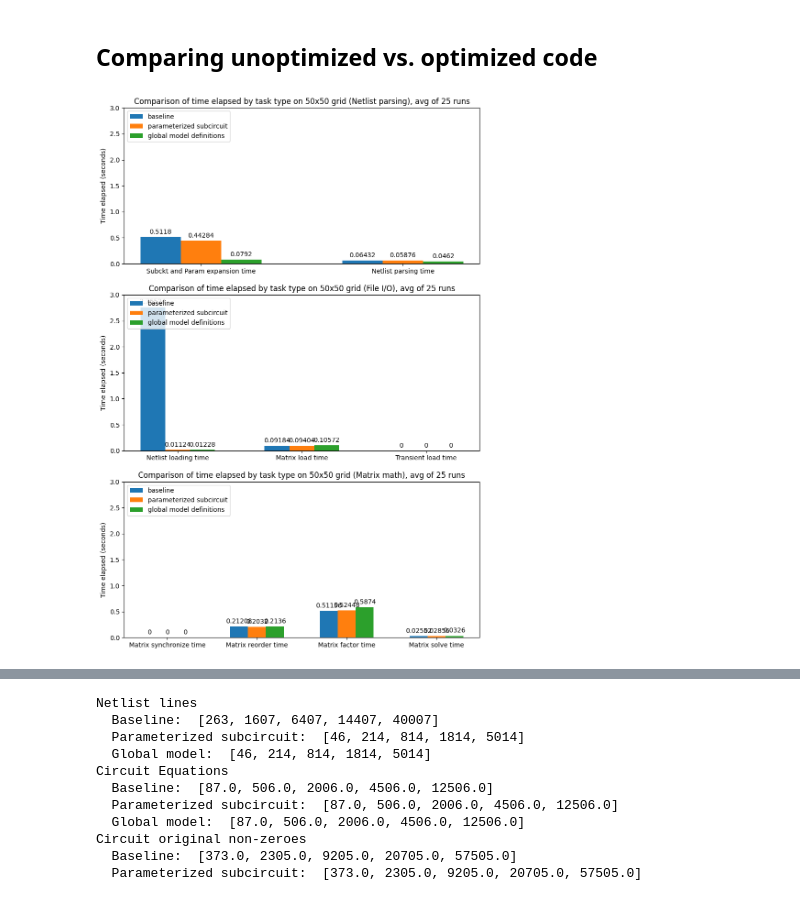
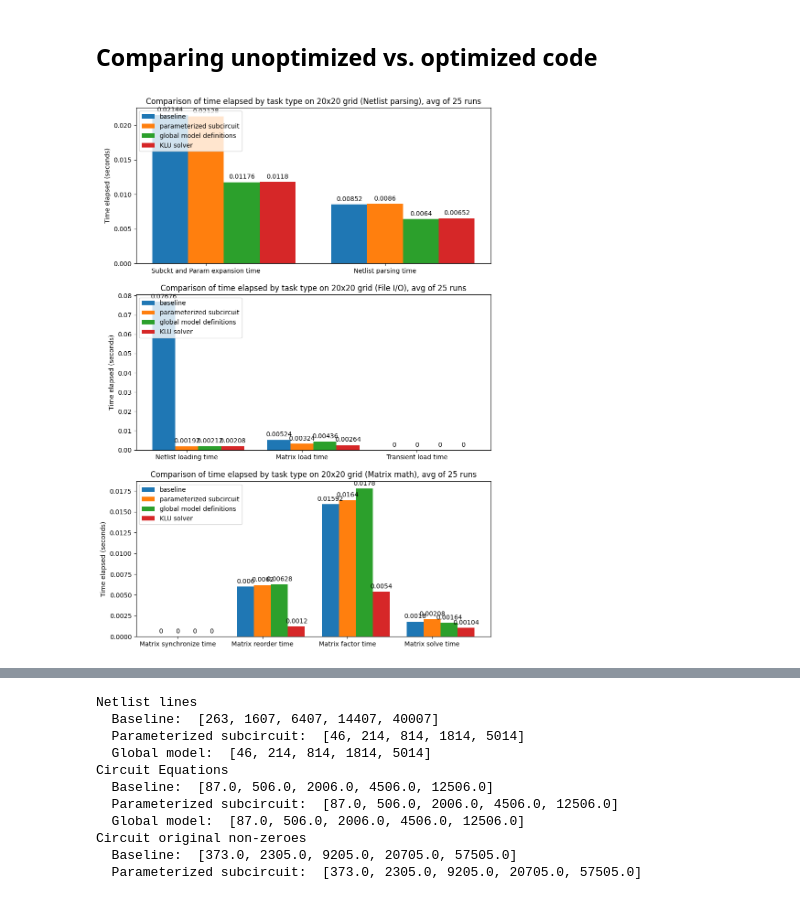
Before and after one commit to Ma-Lab-Cal/self-learning-machines, a Jupyter notebook: experiments/spice_profiling.ipynb, the cells around one changed output, grey strips where cells are left out. Drawn from its saved outputs; the diff is of its cells as text; code cells hidden in the pictures.

```diff
--- a/experiments/spice_profiling.ipynb
+++ b/experiments/spice_profiling.ipynb
@@ -138 +232,4 @@ with open("profiling_globaldef.json", "w") as f:
     json.dump(statistics, f)
+# %%
+with open(f"{EXPERIMENT_NAME}.json", "r") as f:
+    statistics = json.load(f)
@@ -218,7 +313,7 @@ for i, (category, fields) in enumerate(zip(["Netlist parsing", "File I/O", "Matr
     axs[i].set_title(f'Time elapsed by task type ({category}), avg of {n_iters} runs')
     axs[i].set_xticks(x + width, fields)
     axs[i].legend(loc='upper left', ncols=1)
-    axs[i].set_ylim(0, 3)
+    # axs[i].set_ylim(0, 3)
 
 plt.show()
 # %% [output]
@@ -225,0 +344,25 @@ plt.show()
+# %%
+# Assuming `fields` is the list of all tasks (across all categories)
+fig, axs = plt.subplots(1, len(NET_SIZES), figsize=(15, 5))
+
+# Get unique task labels from all the fields combined
+all_tasks = netlist_fields + loading_fields + matrix_fields
+colors = plt.cm.get_cmap('tab20', len(all_tasks))  # Generate distinct colors for each task
+
+for i, size in enumerate(NET_SIZES):
+    # Get time spent on each individual task for the current network size
+    task_times = {f: statistics[str(size)][f] for f in all_tasks}
+
+    # Data to plot
+    times = list(task_times.values())
+    labels = list(task_times.keys())
+
+    # Plot pie chart without labels (we'll add a single legend later)
+    axs[i].pie(times, autopct='%1.1f%%', startangle=140, colors=colors(range(len(labels))))
+    axs[i].set_title(f'{size}x{size} Network')
+
+# Create a single legend
+fig.legend(labels, loc="center right", title="Task", bbox_to_anchor=(1.2, 0.5), fontsize='small')
+
+plt.tight_layout()
+plt.show()
@@ -229,36 +374,40 @@ plt.show()
 baseline = json.load(open("profiling_baseline.json"))
 opt1 = json.load(open("profiling_param_subckt.json"))
 opt2 = json.load(open("profiling_globaldef.json"))
+opt3 = json.load(open("profiling_globaldef_klu.json"))
 # %%
 import matplotlib.pyplot as plt
+
+SIZE = str(20)
 
 # grouped bar chart of size vs. time for each field
 fig, axs = plt.subplots(3, 1, figsize=(10, 15))
 
 for i, (category, fields) in enumerate(zip(["Netlist parsing", "File I/O", "Matrix math"], [netlist_fields, loading_fields, matrix_fields])):
     stat_totals = {
-        "baseline": [baseline['50'][f] for f in fields],
-        "parameterized subcircuit": [opt1['50'][f] for f in fields],
-        "global model definitions": [opt2['50'][f] for f in fields],
+        "baseline": [baseline[SIZE][f] for f in fields],
+        "parameterized subcircuit": [opt1[SIZE][f] for f in fields],
+        "global model definitions": [opt2[SIZE][f] for f in fields],
+        "KLU solver": [opt3[SIZE][f] for f in fields]
     }
 
     x = np.arange(len(fields))  # the label locations
     width = 0.2  # the width of the bars
     multiplier = 0
 
     for attribute, measurement in stat_totals.items():
         offset = width * multiplier
         rects = axs[i].bar(x + offset, measurement, width, label=f"{attribute}")
         axs[i].bar_label(rects, padding=3)
         multiplier += 1
 
     # Add some text for labels, title and custom x-axis tick labels, etc.
     axs[i].set_ylabel('Time elapsed (seconds)')
-    axs[i].set_title(f'Comparison of time elapsed by task type on 50x50 grid ({category}), avg of {n_iters} runs')
+    axs[i].set_title(f'Comparison of time elapsed by task type on {SIZE}x{SIZE} grid ({category}), avg of {n_iters} runs')
     axs[i].set_xticks(x + width, fields)
     axs[i].legend(loc='upper left', ncols=1)
-    axs[i].set_ylim(0, 3)
+    # axs[i].set_ylim(0, 3)
 
 plt.show()
 # %% [output]
-[figure, old version]
+[figure, new version]
```
Also changed, not shown: parts of 33 cells of this notebook, 4 other files.
